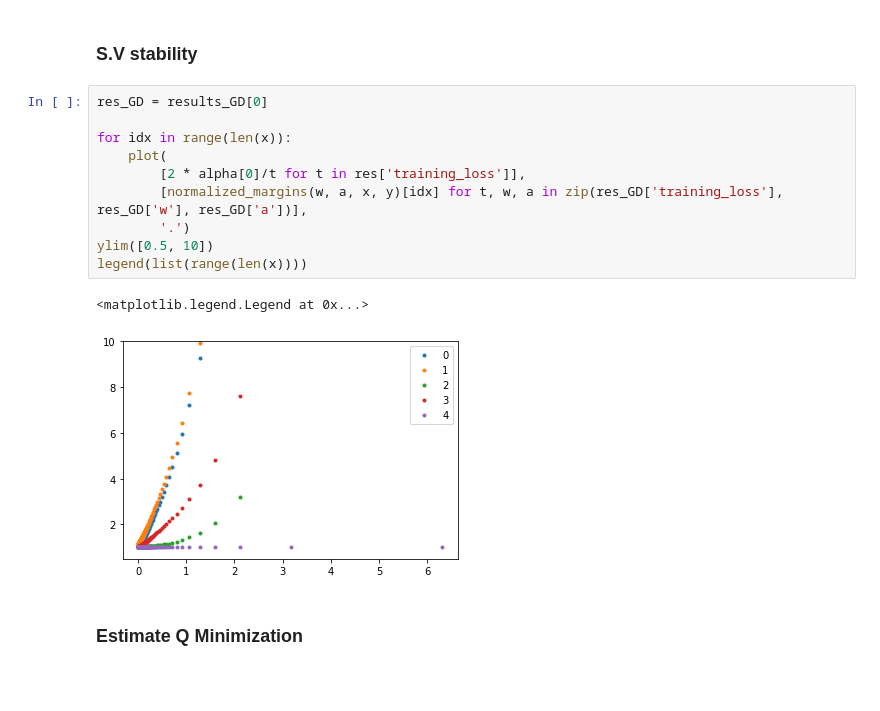
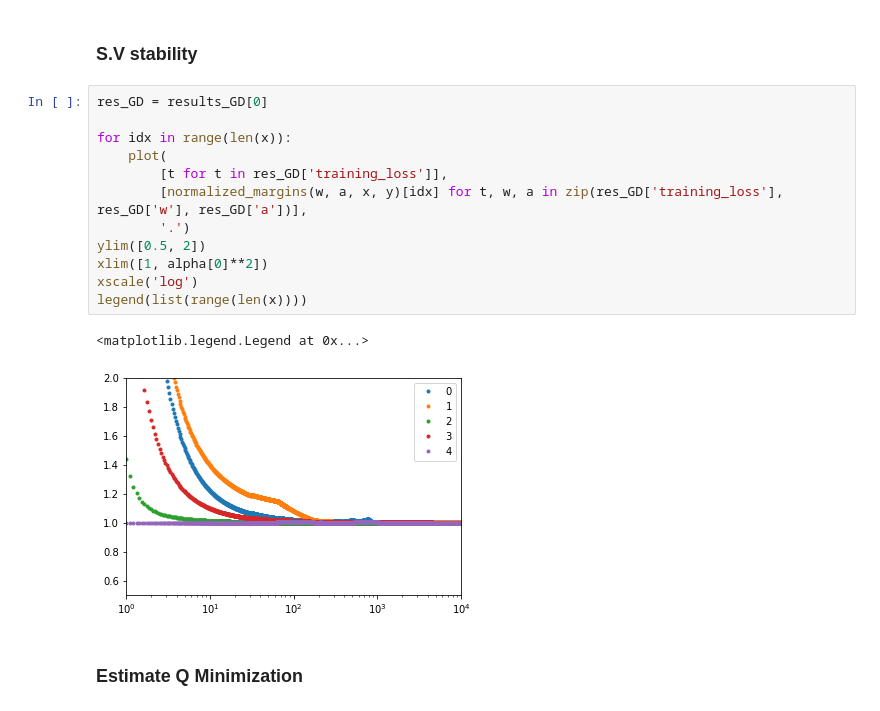
Before and after one commit to shaharazulay/relu-inductive-bias, a Jupyter notebook: source/simulation_general_Q.ipynb, the cells around one changed output. Drawn from its saved outputs; the diff is of its cells as text; blank space fills up the shorter version.

```diff
--- a/source/simulation_general_Q.ipynb
+++ b/source/simulation_general_Q.ipynb
@@ -192,16 +208,18 @@ plot_classifier(results_GD[0]['w'][-1], results_GD[0]['a'][-1], x, y)
 # %%
 res_GD = results_GD[0]
 
 for idx in range(len(x)):
     plot(
-        [2 * alpha[0]/t for t in res['training_loss']],
+        [t for t in res_GD['training_loss']],
         [normalized_margins(w, a, x, y)[idx] for t, w, a in zip(res_GD['training_loss'], res_GD['w'], res_GD['a'])],
         '.')
-ylim([0.5, 10])
+ylim([0.5, 2])
+xlim([1, alpha[0]**2])
+xscale('log')
 legend(list(range(len(x))))
 # %% [output]
 <matplotlib.legend.Legend at 0x...>
-[figure, old version]
+[figure, new version]
 # %% [markdown]
 ### Estimate Q Minimization
 # %%
```
Also changed, not shown: parts of 18 cells of this notebook.
